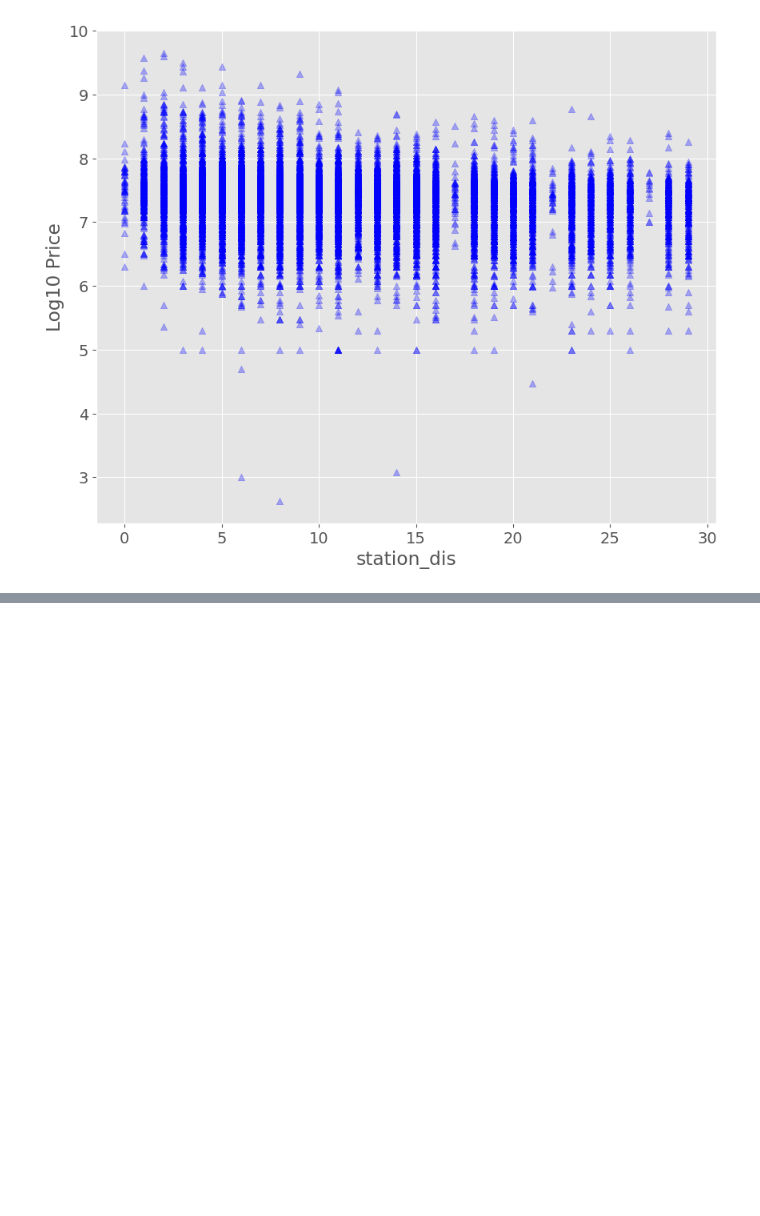
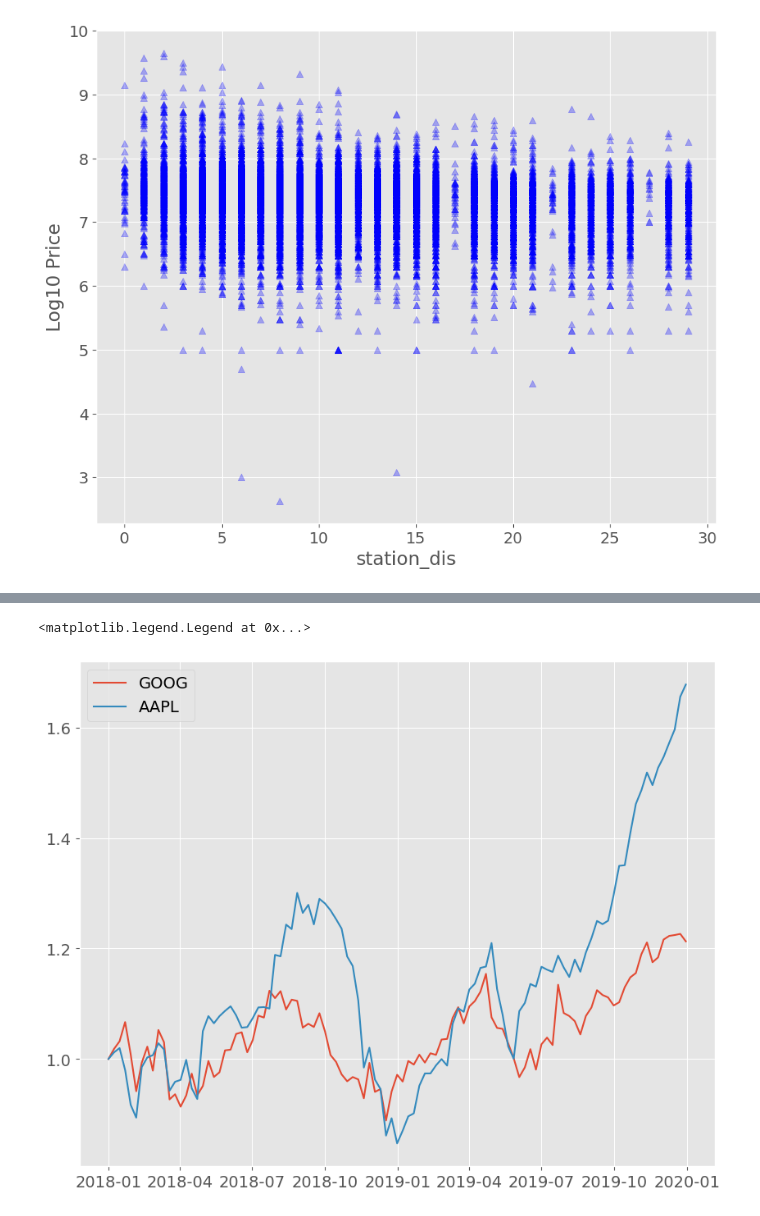
Before and after one commit to dumbled0re/EDA, a Jupyter notebook: 04_visualization/29-36_data_preprocessing_in_matplotlib.ipynb, the cells around one changed output, grey strips where cells are left out. Drawn from its saved outputs; the diff is of its cells as text; code cells hidden in the pictures; blank space fills up the shorter version.

Commit message:
update: matplotlibでの描画仕方を追加

```diff
--- a/04_visualization/29-36_data_preprocessing_in_matplotlib.ipynb
+++ b/04_visualization/29-36_data_preprocessing_in_matplotlib.ipynb
@@ -195,0 +200,3 @@ Text(0, 0.5, 'Log10 Price')
+# %%
+# 株価のデータ取得
+stock_df = px.data.stocks()
@@ -195,0 +236,3 @@ Text(0, 0.5, 'Log10 Price')
+# %%
+# objectからdatetime型に変換
+stock_df['date'] = pd.to_datetime(stock_df['date'])
@@ -195,0 +256,7 @@ Text(0, 0.5, 'Log10 Price')
+# %%
+plt.plot(stock_df['date'], stock_df['GOOG'], label="GOOG")
+plt.plot(stock_df['date'], stock_df['AAPL'], label="AAPL")
+plt.legend()
+# %% [output]
+<matplotlib.legend.Legend at 0x...>
+[figure, added]
```
Also changed, not shown: parts of 12 cells of this notebook.
